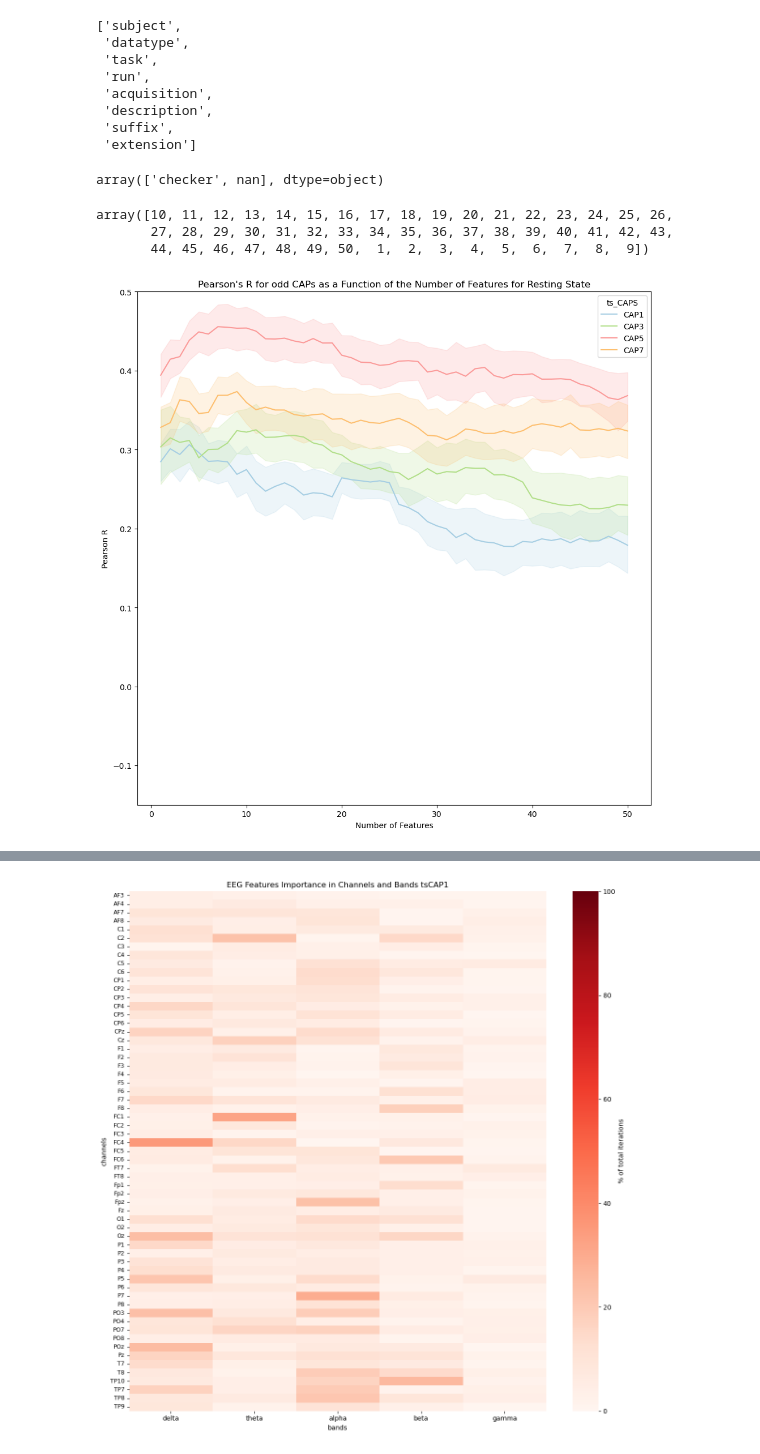
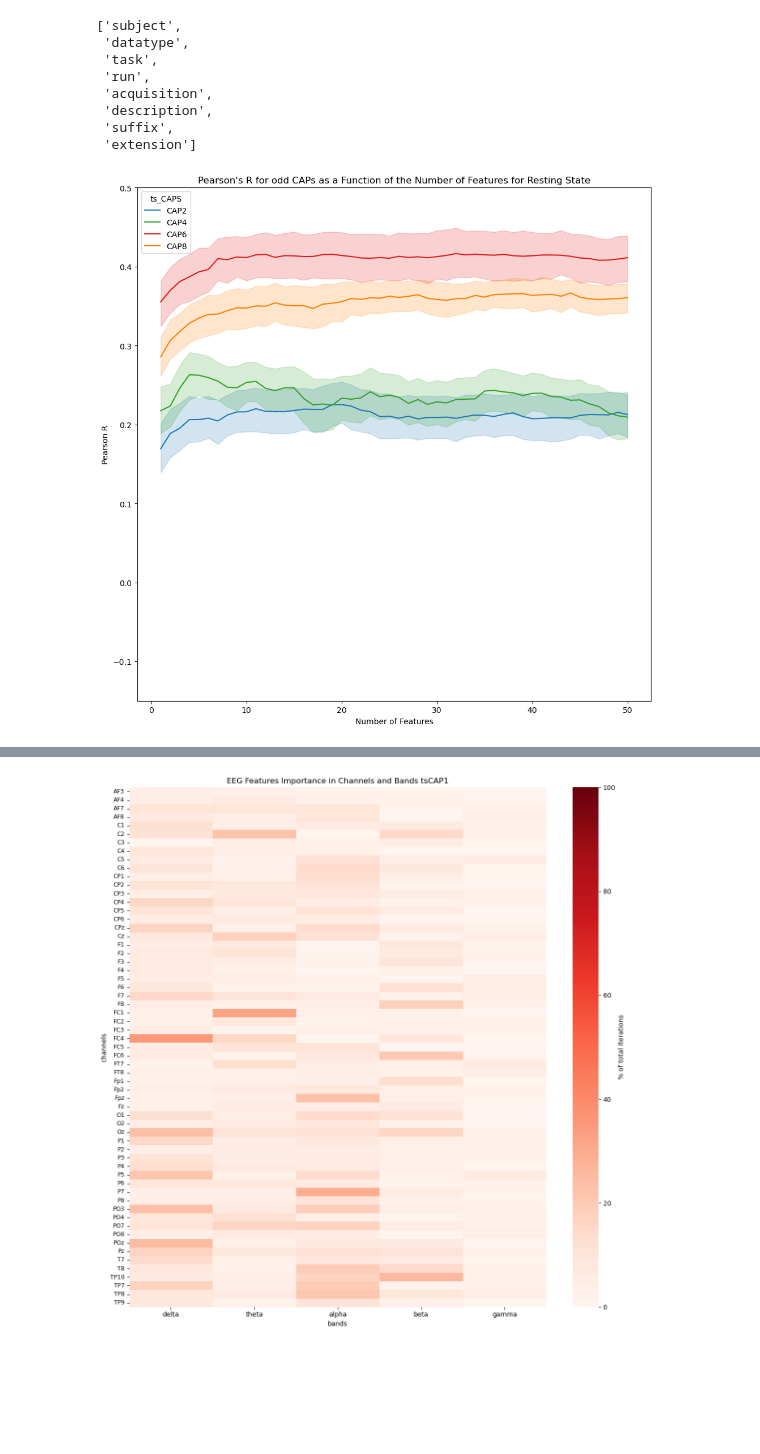
Before and after one commit to Sam54000/eeg_brain_state_prediction, a Jupyter notebook: labs/plotting_screening_nb_features.ipynb, the cells around one changed output, grey strips where cells are left out. Drawn from its saved outputs; the diff is of its cells as text; code cells hidden in the pictures; blank space fills up the shorter version.

```diff
--- a/labs/plotting_screening_nb_features.ipynb
+++ b/labs/plotting_screening_nb_features.ipynb
@@ -151,8 +169,8 @@ import pandas as pd
 import re
 import matplotlib.pyplot as plt
 import seaborn as sns
-directory = Path("/home/slouviot/01_projects/eeg_brain_state_prediction/data/custom_envelope_caps/group_level_feature_selection")
-TASK = "checker"
+directory = Path("/home/slouviot/01_projects/eeg_brain_state_prediction/data/custom_envelope_caps/subject_level_feature_selection")
+TASK = "rest"
 C = "even"
 
 gros_pd = pd.DataFrame()
@@ -161,7 +179,7 @@ for file in directory.iterdir():
         description = re.search(r"desc-\w+", file.name).group(0)
         task = re.search(r"task-\w+(?=_)", file.name).group(0)
         condition = (
-        description == "desc-CustomEnvBkFeatureSelectionAggTstatsWithPupil_predictions",
+        description == "desc-CustomEnvBk8CapsWithPupil_predictions",
         task == f"task-{TASK}"
         )
         if all(condition):
@@ -172,5 +190,3 @@ for file in directory.iterdir():
 #another_gros_pd.drop(columns = ["Unnamed: 0"], inplace = True)
 #another_gros_pd = another_gros_pd[another_gros_pd["n_features"] < 10]
 #gros_pd = pd.concat([gros_pd,another_gros_pd])
-# %%
-gros_pd.drop(columns = ["index"], inplace = True)
@@ -179,49 +193,35 @@ first_gros_pd = gros_pd.copy()
-# %%
-gros_pd = pd.concat([first_gros_pd,gros_pd])
-# %%
-gros_pd.drop_duplicates(inplace = True)
-# %%
-gros_pd["task"].unique()
-# %% [output]
-array(['checker', nan], dtype=object)
-# %%
-gros_pd["task"].unique()
-# %% [output]
-array([10, 11, 12, 13, 14, 15, 16, 17, 18, 19, 20, 21, 22, 23, 24, 25, 26,
-       27, 28, 29, 30, 31, 32, 33, 34, 35, 36, 37, 38, 39, 40, 41, 42, 43,
-       44, 45, 46, 47, 48, 49, 50,  1,  2,  3,  4,  5,  6,  7,  8,  9])
 # %%
-C = "odd"
+C = "even"
 if C == "odd":
     caps = [f'CAP{c}'  for c in range(9) if c%2 != 0]
 elif C == "even":
     caps = [f'CAP{c}'  for c in range(9) if c%2 == 0]
 
 petit_pd = gros_pd.groupby(['subject','session','ts_CAPS','n_features']).mean('pearson_r').reset_index()
 selected_caps = petit_pd[petit_pd['ts_CAPS'].isin(caps)]
 figure = plt.figure(figsize=(10,10))
 sns.lineplot(x="n_features",
              y="pearson_r",
              hue="ts_CAPS",
              data=petit_pd,
              palette="Paired",
              errorbar=('ci', 68),
              #alpha = 1,
              hue_order=[c  if c in caps else '' for c in gros_pd['ts_CAPS'].unique()]
              )
 if TASK == 'rest':
     t = "Resting State"
 else:
     t = TASK.capitalize()
 plt.title(f"Pearson's R for odd CAPs as a Function of the Number of Features for {t}")
 plt.ylabel('Pearson R')
 plt.xlabel('Number of Features')
 
 plt.ylim(-0.15,0.5)
 plt.tight_layout()
-plt.savefig(f"/home/slouviot/01_projects/eeg_brain_state_prediction/figures/custom_bands_features_investigation/double_dipping/prediction_as_function_nb_features_subject_level_{C}_task-{TASK}_eeg_only.png")
+plt.savefig(f"/home/slouviot/01_projects/eeg_brain_state_prediction/figures/custom_bands_features_investigation/double_dipping/prediction_as_function_nb_features_subject_level_{C}_task-{TASK}_with_pupil.png")
 # %% [output]
-[figure, old version]
+[figure, new version]
 # %%
 gros_pd
 # %% [output]
```
Also changed, not shown: parts of 5 cells of this notebook, 4 other files.
